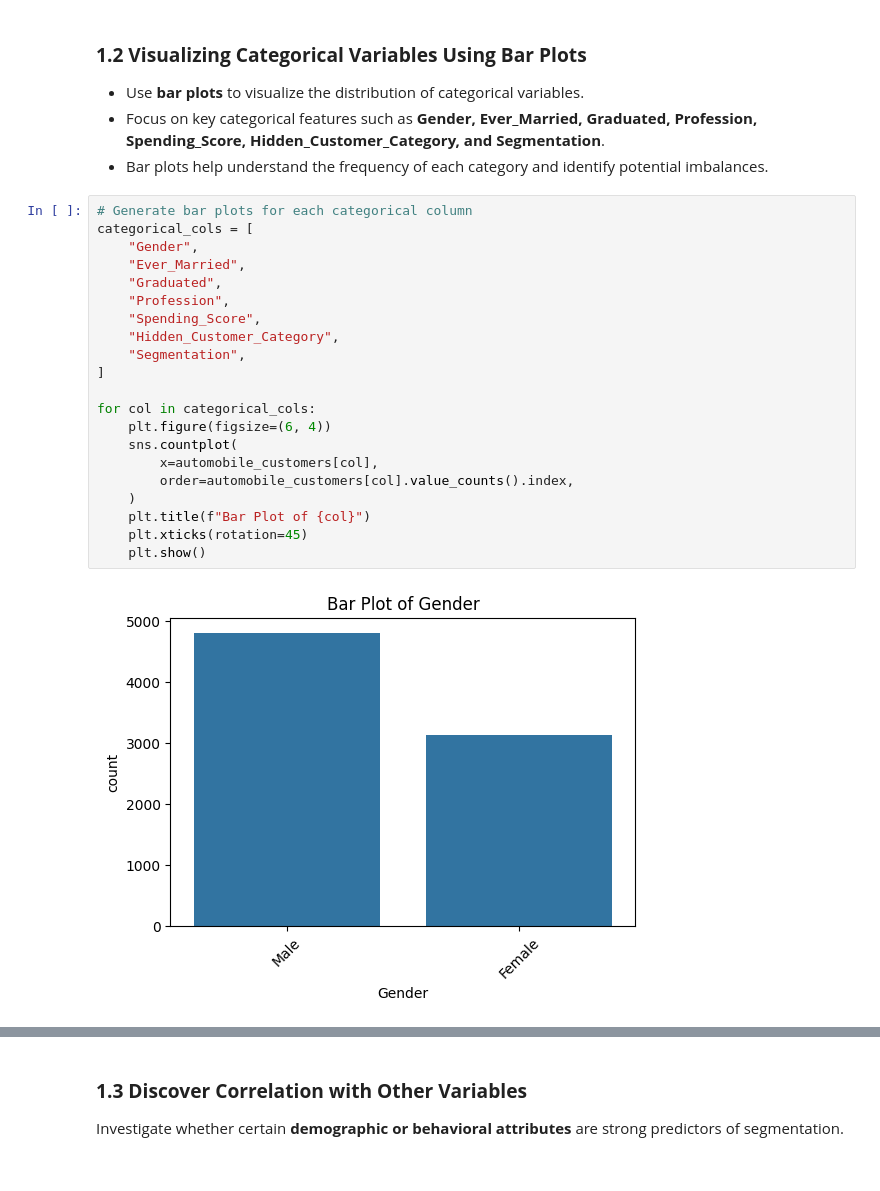
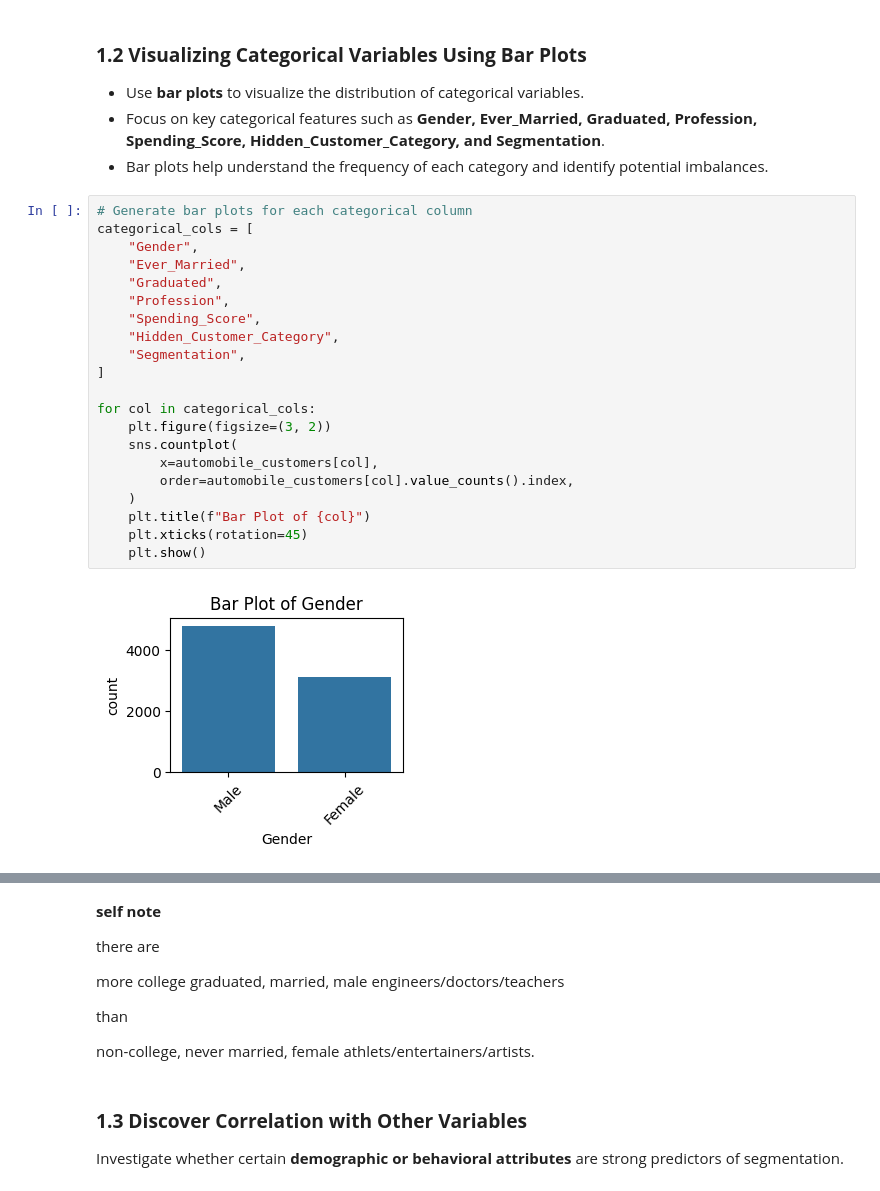
Before and after one commit to fengfrankgthb/BUS-41204, a Jupyter notebook: Problem Sets/PS1.ipynb, the cells around one changed output, grey strips where cells are left out. Drawn from its saved outputs; the diff is of its cells as text.

```diff
--- a/Problem Sets/PS1.ipynb
+++ b/Problem Sets/PS1.ipynb
@@ -511,23 +512,23 @@ tbd
 # %%
 # Generate bar plots for each categorical column
 categorical_cols = [
     "Gender",
     "Ever_Married",
     "Graduated",
     "Profession",
     "Spending_Score",
     "Hidden_Customer_Category",
     "Segmentation",
 ]
 
 for col in categorical_cols:
-    plt.figure(figsize=(6, 4))
+    plt.figure(figsize=(3, 2))
     sns.countplot(
         x=automobile_customers[col],
         order=automobile_customers[col].value_counts().index,
     )
     plt.title(f"Bar Plot of {col}")
     plt.xticks(rotation=45)
     plt.show()
 # %% [output]
-[figure, old version]
+[figure, new version]
@@ -540,3 +541,13 @@ for col in categorical_cols:
+# %% [markdown]
+**self note**
+
+there are
+
+more college graduated, married, male engineers/doctors/teachers
+
+than
+
+non-college, never married, female athlets/entertainers/artists.
 # %% [markdown]
 ### **1.3 Discover Correlation with Other Variables**
 Investigate whether certain **demographic or behavioral attributes** are strong predictors of segmentation.
```
Also changed, not shown: parts of 15 cells of this notebook.
